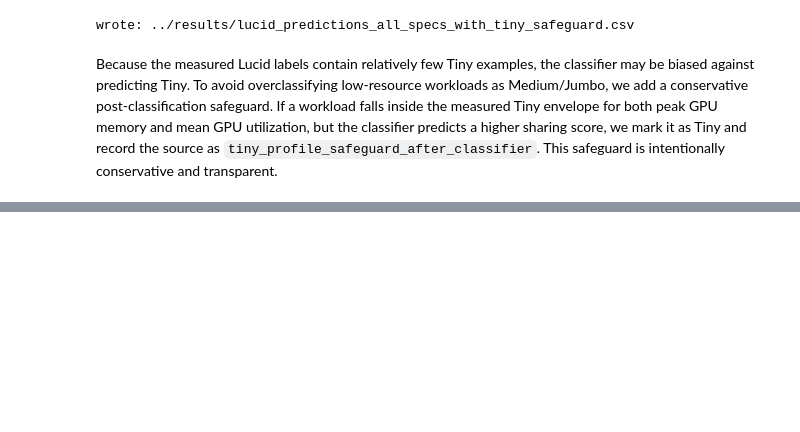
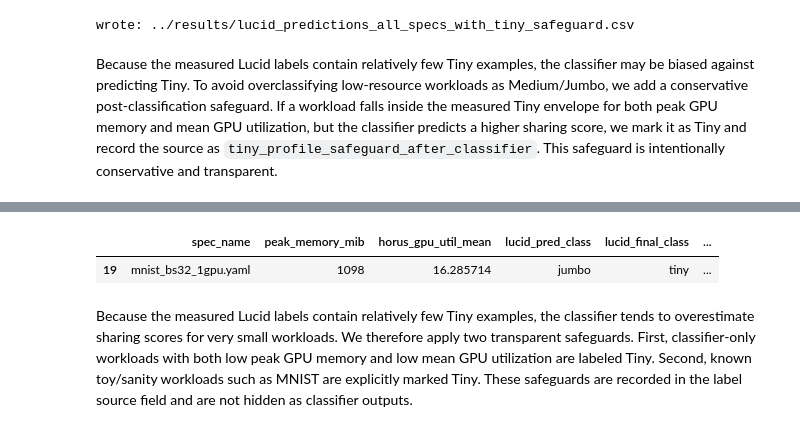
Before and after one commit to ehsanyousefzadehasl/AEGIS, a Jupyter notebook: evaluation/lucid/notebooks/lucid_classifier_inspection.ipynb, the cells around one changed output, grey strips where cells are left out. Cells and saved outputs as stored; diff of their text form; code cells hidden in the pictures; blank space fills up the shorter version.

```diff
--- a/evaluation/lucid/notebooks/lucid_classifier_inspection.ipynb
+++ b/evaluation/lucid/notebooks/lucid_classifier_inspection.ipynb
@@ -521,0 +580,27 @@ Because the measured Lucid labels contain relatively few Tiny examples, the clas
+# %%
+# Manual transparent override for known toy/sanity workloads.
+manual_tiny_patterns = ["mnist"]
+
+manual_tiny_mask = all_predictions["spec_name"].str.lower().apply(
+    lambda name: any(pattern in name for pattern in manual_tiny_patterns)
+)
+
+all_predictions.loc[manual_tiny_mask, "lucid_final_ss"] = 0
+all_predictions.loc[manual_tiny_mask, "lucid_final_class"] = "tiny"
+all_predictions.loc[manual_tiny_mask, "lucid_final_source"] = (
+    "manual_tiny_workload_override"
+)
+
+display(all_predictions[manual_tiny_mask][[
+    "spec_name",
+    "peak_memory_mib",
+    "horus_gpu_util_mean",
+    "lucid_pred_class",
+    "lucid_final_class",
+    "lucid_final_source",
+]])
+# %% [output]
+|  | spec_name | peak_memory_mib | horus_gpu_util_mean | lucid_pred_class | lucid_final_class | ... |
+| 19 | mnist_bs32_1gpu.yaml | 1098 | 16.285714 | jumbo | tiny | ... |
+# %% [markdown]
+Because the measured Lucid labels contain relatively few Tiny examples, the classifier tends to overestimate sharing scores for very small workloads. We therefore apply two transparent safeguards. First, classifier-only workloads with both low peak GPU memory and low mean GPU utilization are labeled Tiny. Second, known toy/sanity workloads such as MNIST are explicitly marked Tiny. These safeguards are recorded in the label source field and are not hidden as classifier outputs.
```
Also changed, not shown: parts of 2 cells of this notebook, 2 other files.
